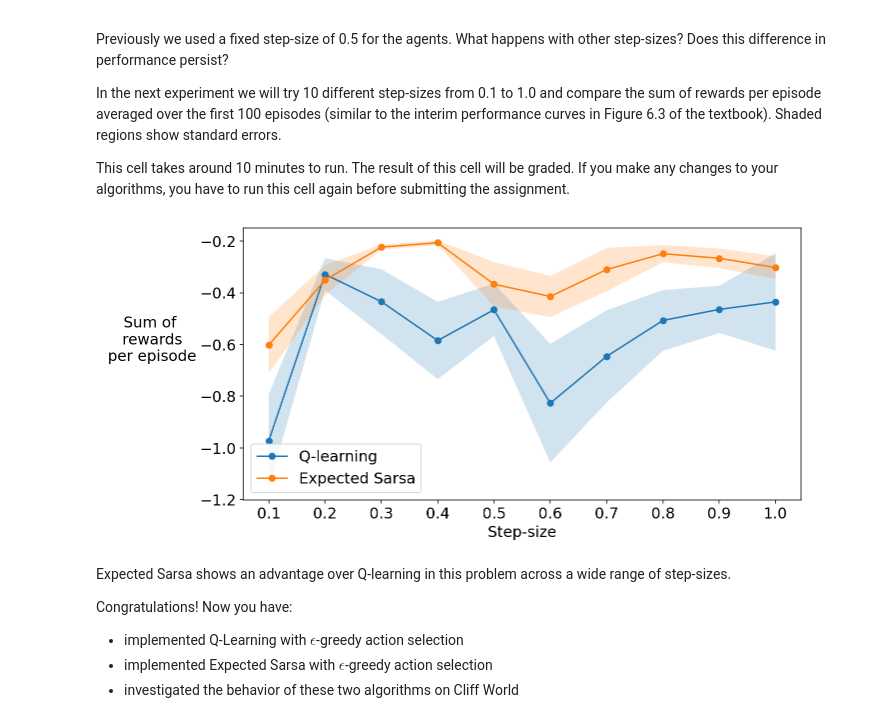
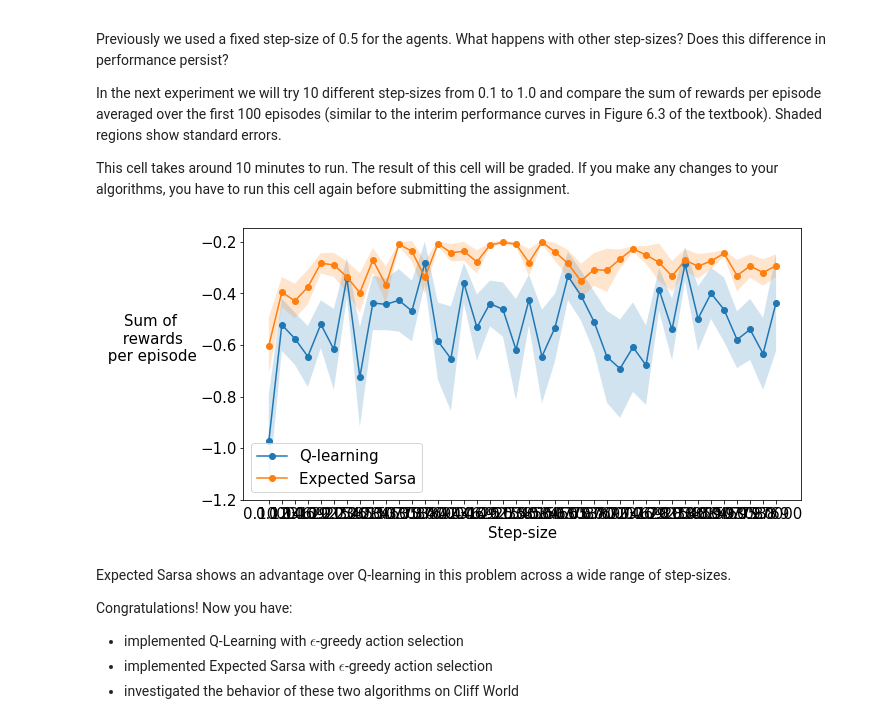
Before and after one commit to HaleTom/reinforcement_learning_specialisation_notes, a Jupyter notebook: 02-Sample-based-methods/ipynb/C2M3 Q-Learning and Expected Sarsa/assignment.ipynb, the cells around one changed output. Drawn from its saved outputs; the diff is of its cells as text; code cells hidden in the pictures.

Commit message:
Improve C2M3 ipynb plots

```diff
--- a/02-Sample-based-methods/ipynb/C2M3 Q-Learning and Expected Sarsa/assignment.ipynb
+++ b/02-Sample-based-methods/ipynb/C2M3 Q-Learning and Expected Sarsa/assignment.ipynb
@@ -462,7 +462,9 @@ for algorithm in ["Q-learning", "Expected Sarsa"]:
                     reward, state, action, is_terminal = rl_glue.rl_step()
                     state_visits[state] += 1
 
-            reward_sums.append(rl_glue.rl_return() - last_episode_total_reward)
+            # Errata: https://www.coursera.org/learn/sample-based-learning-methods/discussions/weeks/3/threads/1pyi_U_VEeu_fworF2OESQ/replies/OAuFjlk1EeubIRLAdwTdJQ
+#             reward_sums.append(rl_glue.rl_return() - last_episode_total_reward)
+            reward_sums.append(rl_glue.rl_return())
             last_episode_total_reward = rl_glue.rl_return()
 
         all_reward_sums[algorithm].append(reward_sums)
@@ -474,7 +476,8 @@ for algorithm in ["Q-learning", "Expected Sarsa"]:
 plt.xlabel("Episodes")
 plt.ylabel("Sum of\n rewards\n during\n episode",rotation=0, labelpad=40)
 plt.xlim(0,100)
-plt.ylim(-30,0)
+# plt.ylim(-30,0)
+plt.ylim(-300,0)
 plt.legend()
 plt.show()
 # %% [output]
@@ -526,7 +529,7 @@ agents = {
 }
 env = cliffworld_env.Environment
 all_reward_sums = {}
-step_sizes = np.linspace(0.1,1.0,10)
+step_sizes = np.linspace(0.1,1.0,40)
 agent_info = {"num_actions": 4, "num_states": 48, "epsilon": 0.1, "discount": 1.0}
 env_info = {}
 num_runs = 30
@@ -535,34 +538,34 @@ all_reward_sums = {}
 
 algorithms = ["Q-learning", "Expected Sarsa"]
 cross_product = list(product(algorithms, step_sizes, range(num_runs)))
 for algorithm, step_size, run in tqdm(cross_product):
     if (algorithm, step_size) not in all_reward_sums:
         all_reward_sums[(algorithm, step_size)] = []
 
     agent_info["step_size"] = step_size
     agent_info["seed"] = run
     rl_glue = RLGlue(env, agents[algorithm])
     rl_glue.rl_init(agent_info, env_info)
 
     last_episode_total_reward = 0
     for episode in range(num_episodes):
         rl_glue.rl_episode(0)
     all_reward_sums[(algorithm, step_size)].append(rl_glue.rl_return()/num_episodes)
 
 
 for algorithm in ["Q-learning", "Expected Sarsa"]:
     algorithm_means = np.array([np.mean(all_reward_sums[(algorithm, step_size)]) for step_size in step_sizes])
     algorithm_stds = np.array([sem(all_reward_sums[(algorithm, step_size)]) for step_size in step_sizes])
     plt.plot(step_sizes, algorithm_means, marker='o', linestyle='solid', label=algorithm)
     plt.fill_between(step_sizes, algorithm_means + algorithm_stds, algorithm_means - algorithm_stds, alpha=0.2)
 
 plt.legend()
 plt.xlabel("Step-size")
 plt.ylabel("Sum of\n rewards\n per episode",rotation=0, labelpad=50)
 plt.xticks(step_sizes)
 plt.show()
 # %% [output]
-[figure, old version]
+[figure, new version]
 # %% [markdown]
 Expected Sarsa shows an advantage over Q-learning in this problem across a wide range of step-sizes.
 
```
Also changed, not shown: parts of 2 cells of this notebook.
